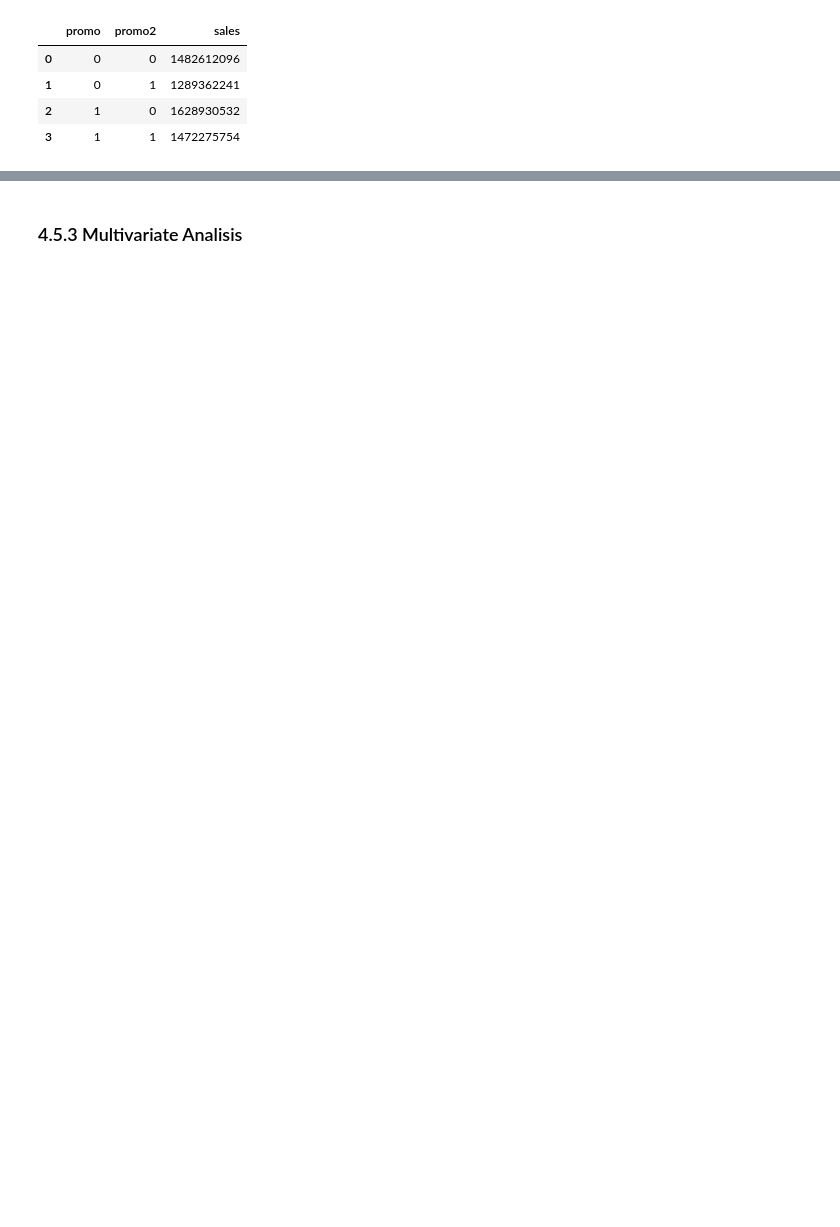
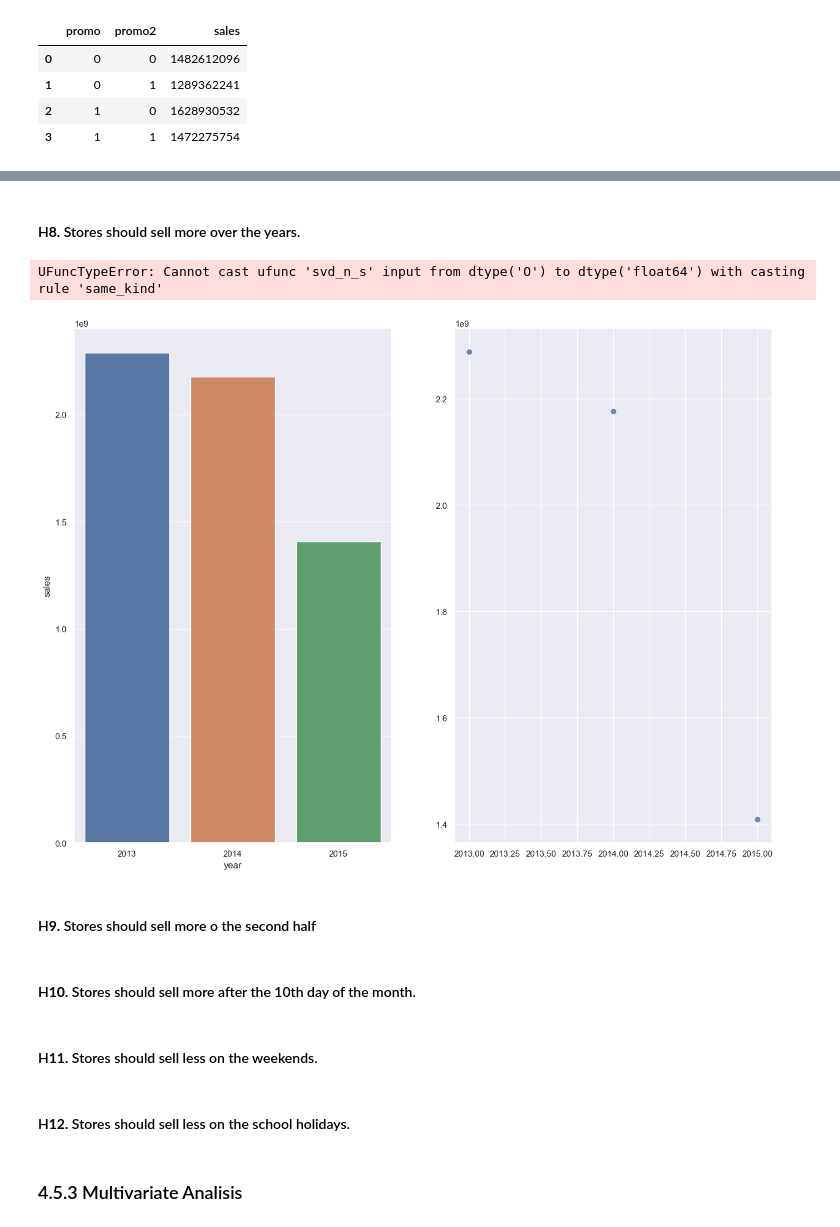
Before and after one commit to felipetmota/prediction-sales, a Jupyter notebook: notebooks/prediction-sell.ipynb, the cells around one changed output, grey strips where cells are left out. Cells and saved outputs as stored; diff of their text form; code cells hidden in the pictures; blank space fills up the shorter version.

```diff
--- a/notebooks/prediction-sell.ipynb
+++ b/notebooks/prediction-sell.ipynb
@@ -853,2 +896,27 @@ df4[['promo','promo2','sales']].groupby(['promo','promo2']).sum().reset_index()
+# %% [markdown]
+#### H**8.** Stores should sell more over the years.
+# %%
+#False
+aux1 = df4[['year','sales']].groupby('year').sum().reset_index()
+
+plt.subplot(1,3,1)
+sns.barplot(x='year', y='sales', data=aux1);
+
+plt.subplot(1,3,2)
+sns.regplot(x='year', y='sales', data=aux1);
+
+plt.subplot(1,3,3)
+sns.heatmap( aux1.corr( method='pearson' ), annot=True );
+# %% [output]
+UFuncTypeError: Cannot cast ufunc 'svd_n_s' input from dtype('O') to dtype('float64') with casting rule 'same_kind'
+[figure, added]
+# %% [markdown]
+#### H**9.** Stores should sell more o the second half
+# %% [markdown]
+#### H**10.** Stores should sell more after the 10th day of the month.
+# %% [markdown]
+#### H**11.** Stores should sell less on the weekends.
+# %% [markdown]
+#### H**12.** Stores should sell less on the school holidays.
 # %% [markdown]
 ### 4.5.3 Multivariate Analisis
```
Also changed, not shown: parts of 15 cells of this notebook.
